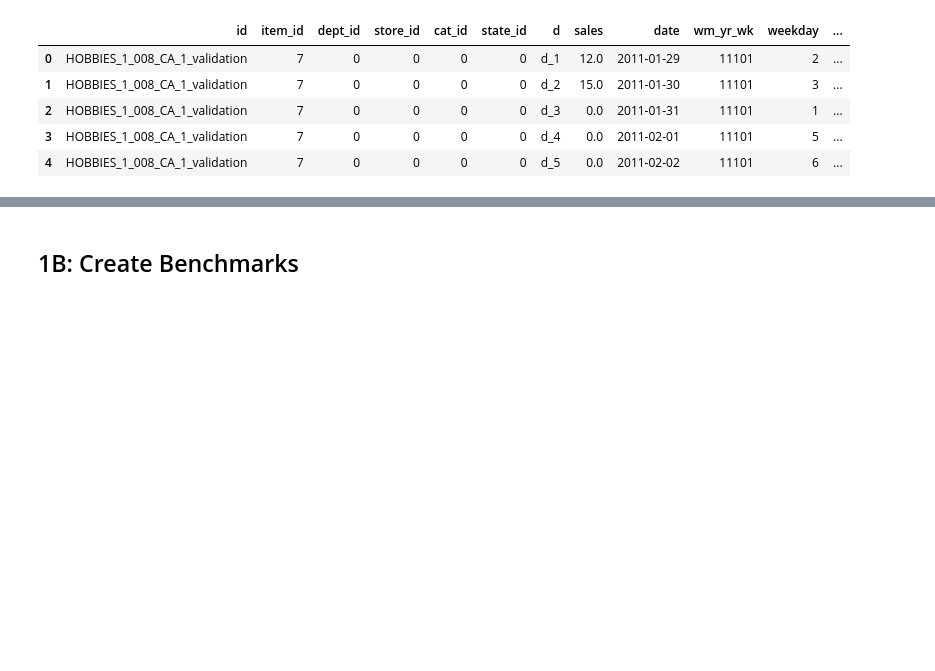
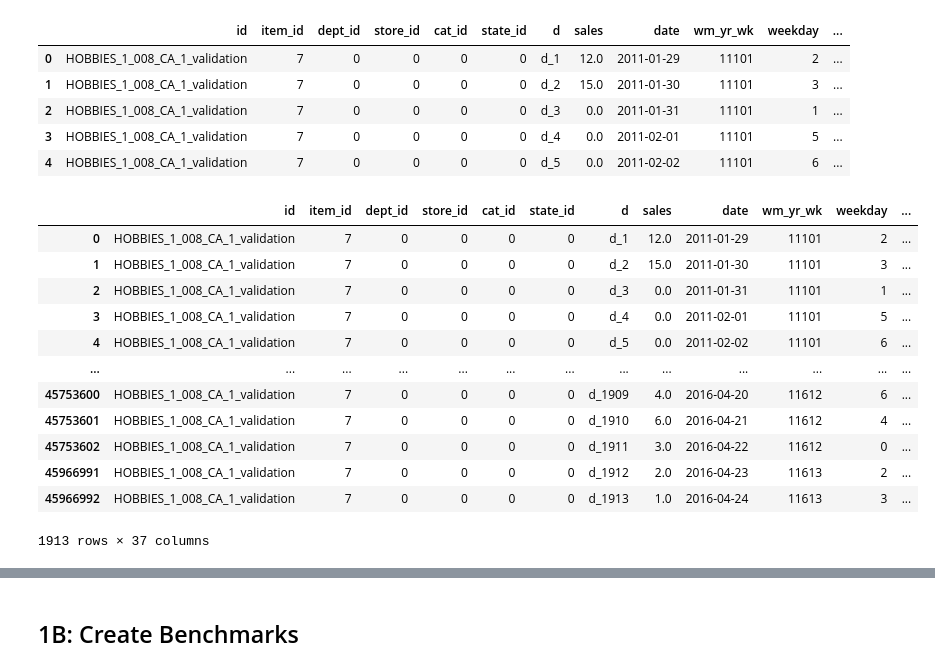
Before and after one commit to DanteHaywood/m5_forecast_accuracy, a Jupyter notebook: m5_forecast_accuracy.ipynb, the cells around one changed output, grey strips where cells are left out. Saved outputs shown, nothing was run; the diff lists cells and outputs as text; code cells hidden in the pictures; blank space fills up the shorter version.

```diff
--- a/m5_forecast_accuracy.ipynb
+++ b/m5_forecast_accuracy.ipynb
@@ -218,3 +223,21 @@ df.head()
 | 2 | HOBBIES_1_008_CA_1_validation | 7 | 0 | 0 | 0 | 0 | d_3 | 0.0 | 2011-01-31 | 11101 | 1 | ... |
 | 3 | HOBBIES_1_008_CA_1_validation | 7 | 0 | 0 | 0 | 0 | d_4 | 0.0 | 2011-02-01 | 11101 | 5 | ... |
 | 4 | HOBBIES_1_008_CA_1_validation | 7 | 0 | 0 | 0 | 0 | d_5 | 0.0 | 2011-02-02 | 11101 | 6 | ... |
+# %%
+tsdf = df.loc[df.id == df.id[0]]
+ts = tsdf.sales
+tsdf
+# %% [output]
+|  | id | item_id | dept_id | store_id | cat_id | state_id | d | sales | date | wm_yr_wk | weekday | ... |
+| 0 | HOBBIES_1_008_CA_1_validation | 7 | 0 | 0 | 0 | 0 | d_1 | 12.0 | 2011-01-29 | 11101 | 2 | ... |
+| 1 | HOBBIES_1_008_CA_1_validation | 7 | 0 | 0 | 0 | 0 | d_2 | 15.0 | 2011-01-30 | 11101 | 3 | ... |
+| 2 | HOBBIES_1_008_CA_1_validation | 7 | 0 | 0 | 0 | 0 | d_3 | 0.0 | 2011-01-31 | 11101 | 1 | ... |
+| 3 | HOBBIES_1_008_CA_1_validation | 7 | 0 | 0 | 0 | 0 | d_4 | 0.0 | 2011-02-01 | 11101 | 5 | ... |
+| 4 | HOBBIES_1_008_CA_1_validation | 7 | 0 | 0 | 0 | 0 | d_5 | 0.0 | 2011-02-02 | 11101 | 6 | ... |
+| ... | ... | ... | ... | ... | ... | ... | ... | ... | ... | ... | ... | ... |
+| 45753600 | HOBBIES_1_008_CA_1_validation | 7 | 0 | 0 | 0 | 0 | d_1909 | 4.0 | 2016-04-20 | 11612 | 6 | ... |
+| 45753601 | HOBBIES_1_008_CA_1_validation | 7 | 0 | 0 | 0 | 0 | d_1910 | 6.0 | 2016-04-21 | 11612 | 4 | ... |
+| 45753602 | HOBBIES_1_008_CA_1_validation | 7 | 0 | 0 | 0 | 0 | d_1911 | 3.0 | 2016-04-22 | 11612 | 0 | ... |
+| 45966991 | HOBBIES_1_008_CA_1_validation | 7 | 0 | 0 | 0 | 0 | d_1912 | 2.0 | 2016-04-23 | 11613 | 2 | ... |
+| 45966992 | HOBBIES_1_008_CA_1_validation | 7 | 0 | 0 | 0 | 0 | d_1913 | 1.0 | 2016-04-24 | 11613 | 3 | ... |
+1913 rows × 37 columns
```
Also changed, not shown: parts of 8 cells of this notebook.
